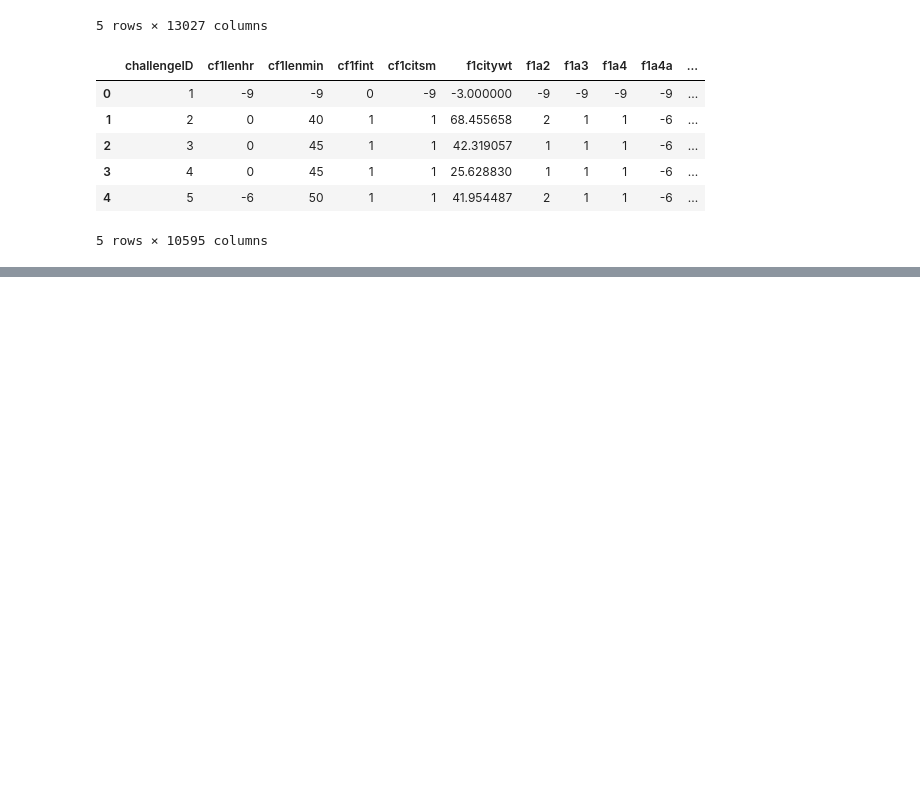
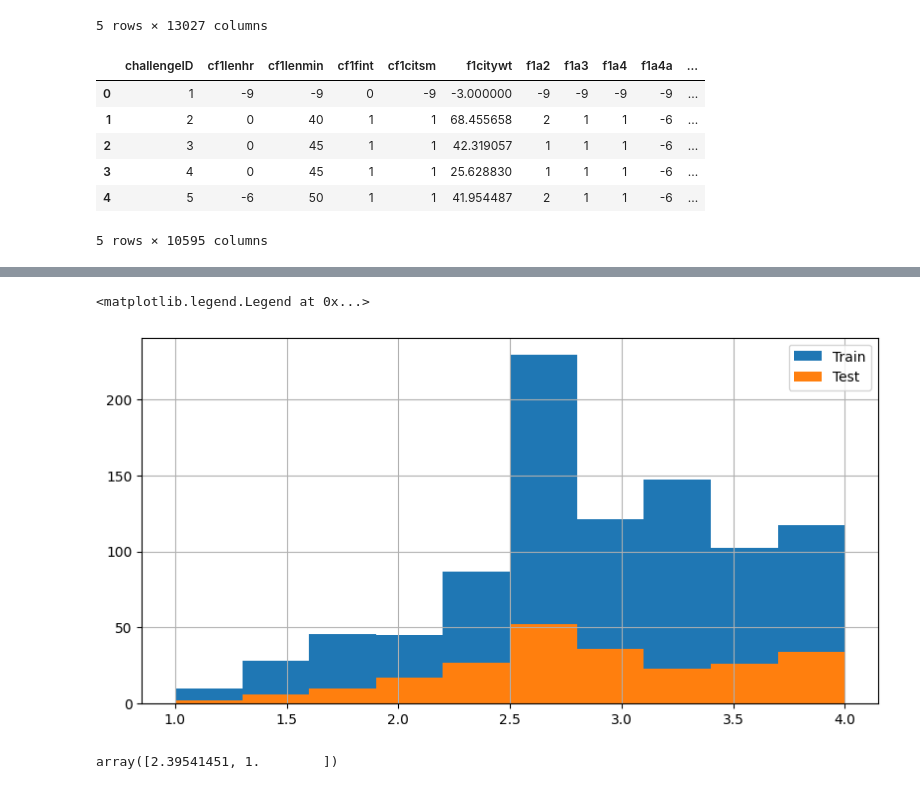
Before and after one commit to vivekkr1809/fragile_family_challenge, a Jupyter notebook: codes/ffchallenge_nb.ipynb, the cells around one changed output, grey strips where cells are left out. Drawn from its saved outputs; the diff is of its cells as text; code cells hidden in the pictures; blank space fills up the shorter version.

```diff
--- a/codes/ffchallenge_nb.ipynb
+++ b/codes/ffchallenge_nb.ipynb
@@ -83,0 +127,9 @@ background_data.head()
+# %%
+# Keep only those rows in the background dataframe for which we have labeled gpa outcomes
+gpa_outcome = (pd.read_csv(OUTCOME_FILE, usecols=['challengeID', 'gpa']))
+gpa_outcome.dropna(inplace=True, axis=0)
+
+gpa_outcome.head()
+complete_gpa_dataset =pd.merge(background_data, gpa_outcome, how='inner', on=['challengeID'])
+complete_gpa_dataset.dropna(inplace=True, axis=1)
+complete_gpa_dataset.head()
@@ -83,0 +144,9 @@ background_data.head()
+# %%
+# Split the complete data set into features and labels
+X = complete_gpa_dataset.iloc[:,1:-1]
+str_cols = [col for col in X.columns if X[col].dtype == 'object']
+X = X.drop(str_cols, axis=1) # Drop any column with string type data set
+y = complete_gpa_dataset.iloc[:,-1]
+# %%
+from sklearn.model_selection import train_test_split
+X_train, X_test, y_train, y_test = train_test_split(X, y, test_size=0.2, random_state=0)
@@ -83,0 +188,11 @@ background_data.head()
+# %%
+# Visually check if the distribution of data set is similar for both the training and test set
+%matplotlib inline
+
+fig, axs = plt.subplots(1,1, figsize=(9.6, 4.8))
+hist_continuos = (y_train.hist(bins=10, figsize=(9.6, 4.8), ax=axs, label='Train'))
+hist_continuos = (y_test.hist(bins=10, figsize=(9.6, 4.8), ax=axs, label='Test'))
+plt.legend(loc='best')
+# %% [output]
+<matplotlib.legend.Legend at 0x...>
+[figure, added]
@@ -83,0 +220,4 @@ background_data.head()
+# %%
+np.array([np.min(y_pred),np.min(y_test)])
+# %% [output]
+array([2.39541451, 1.        ])
```
Also changed, not shown: parts of 12 cells of this notebook.
